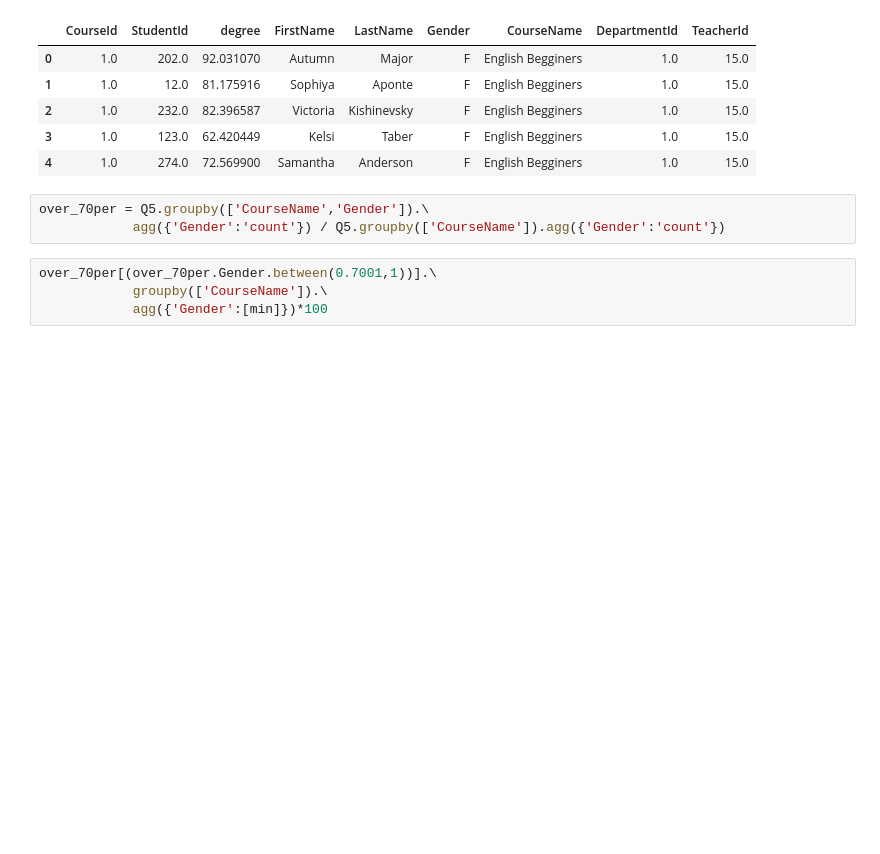
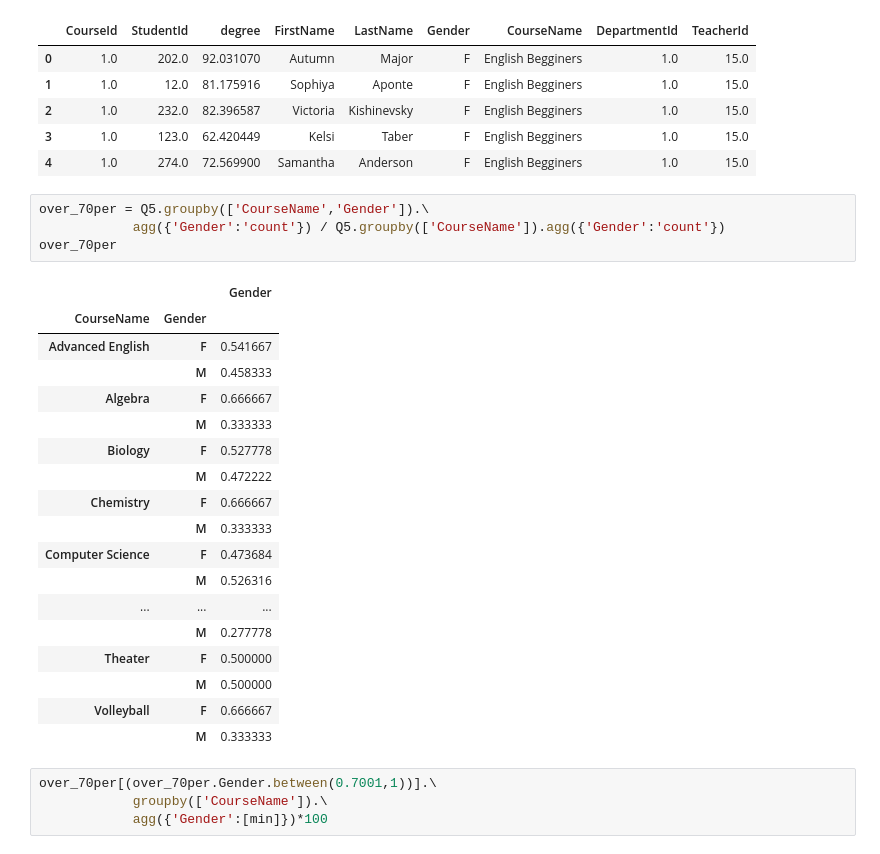
Before and after one commit to EtiMayer/DataScience, a Jupyter notebook: python/Python-final.ipynb, the cells around one changed output. Cells and saved outputs as stored; diff of their text form; blank space fills up the shorter version.

```diff
--- a/python/Python-final.ipynb
+++ b/python/Python-final.ipynb
@@ -156,6 +156,26 @@ Q5.head()
 # %%
 over_70per = Q5.groupby(['CourseName','Gender']).\
             agg({'Gender':'count'}) / Q5.groupby(['CourseName']).agg({'Gender':'count'})
+over_70per
+# %% [output]
+|  |  | Gender |
+| CourseName | Gender |  |
+| Advanced English | F | 0.541667 |
+|  | M | 0.458333 |
+| Algebra | F | 0.666667 |
+|  | M | 0.333333 |
+| Biology | F | 0.527778 |
+|  | M | 0.472222 |
+| Chemistry | F | 0.666667 |
+|  | M | 0.333333 |
+| Computer Science | F | 0.473684 |
+|  | M | 0.526316 |
+| ... | ... | ... |
+|  | M | 0.277778 |
+| Theater | F | 0.500000 |
+|  | M | 0.500000 |
+| Volleyball | F | 0.666667 |
+|  | M | 0.333333 |
 # %%
 over_70per[(over_70per.Gender.between(0.7001,1))].\
             groupby(['CourseName']).\
```
Also changed, not shown: parts of 2 cells of this notebook, 4 other files.
